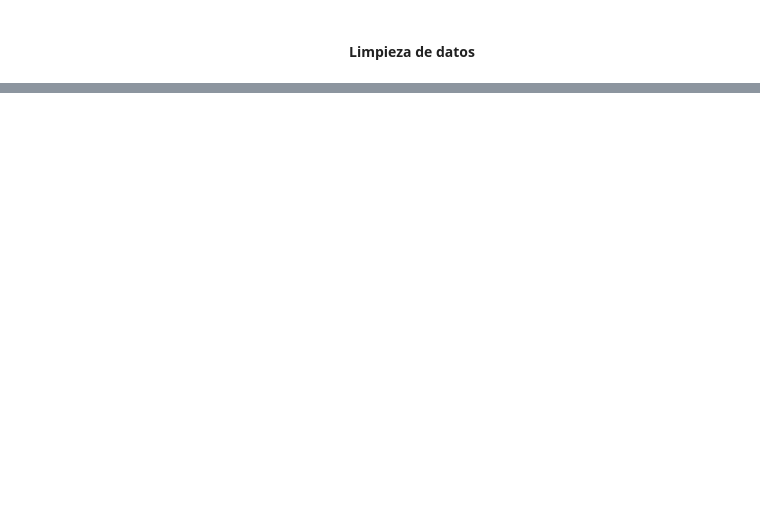
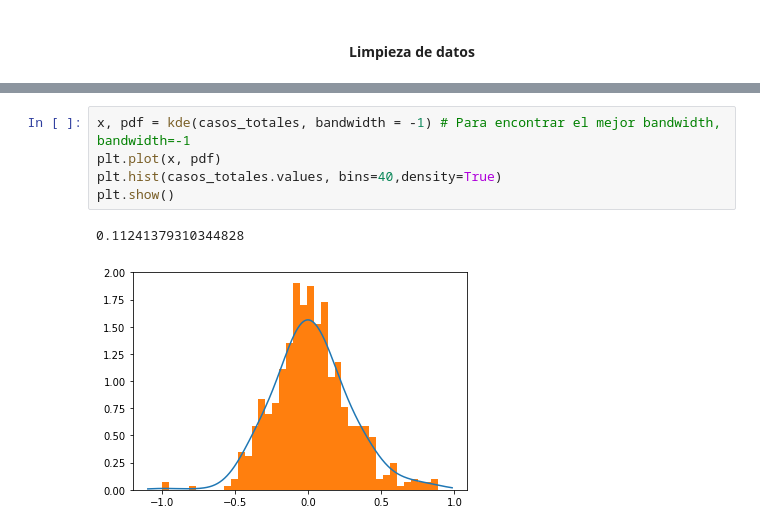
Before and after one commit to danielamichel/Proyecto1_DMichel_ADurrmuller, a Jupyter notebook: Proyecto_ASDurrmuller_DMichel.ipynb, the cells around one changed output, grey strips where cells are left out. Drawn from its saved outputs; the diff is of its cells as text; blank space fills up the shorter version.

```diff
--- a/Proyecto_ASDurrmuller_DMichel.ipynb
+++ b/Proyecto_ASDurrmuller_DMichel.ipynb
@@ -127,0 +163,8 @@ clean_data
+# %%
+x, pdf = kde(casos_totales, bandwidth = -1) # Para encontrar el mejor bandwidth, bandwidth=-1
+plt.plot(x, pdf)
+plt.hist(casos_totales.values, bins=40,density=True)
+plt.show()
+# %% [output]
+0.11241379310344828
+[figure, added]
```
Also changed, not shown: parts of 47 cells of this notebook, 3 other files.
